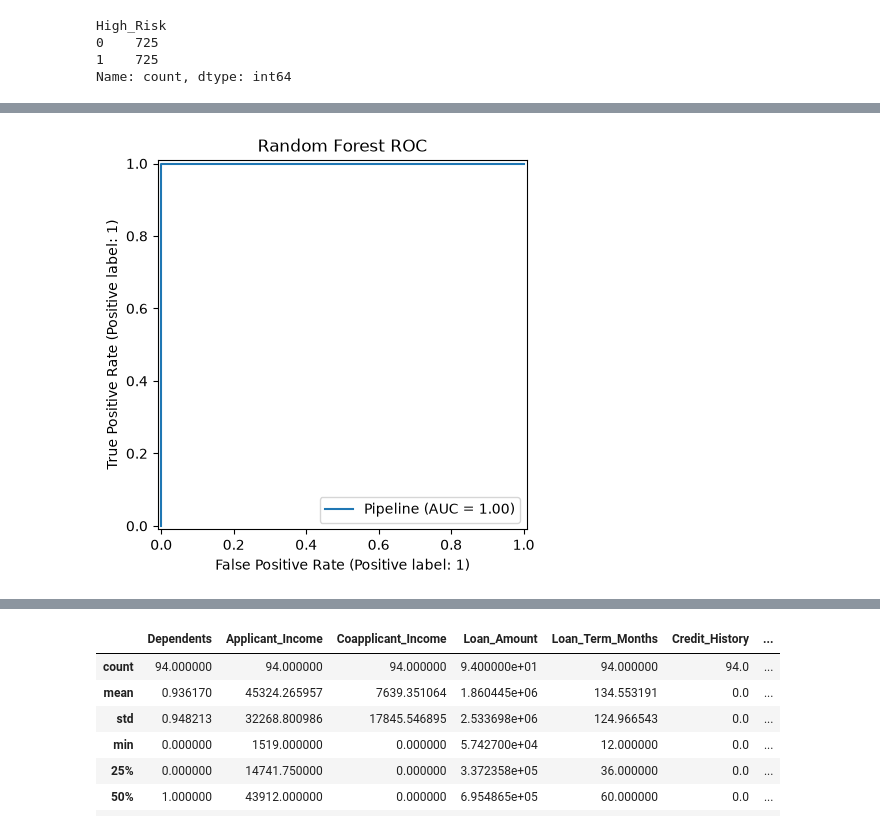
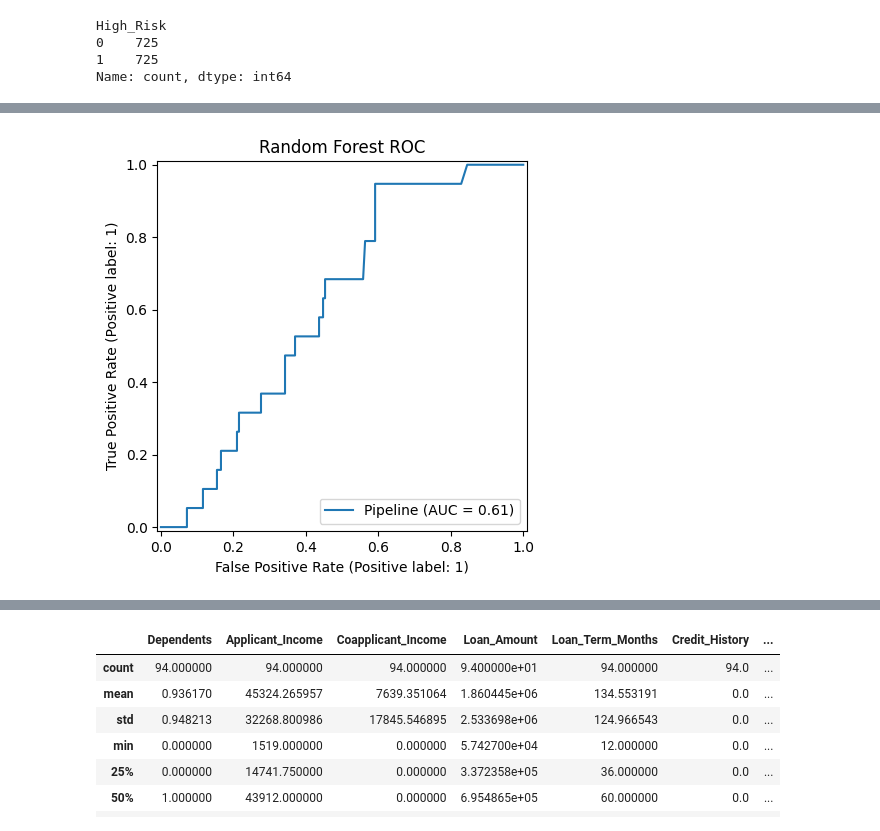
Before and after one commit to Unserved-sleep/hdfc-ml-project, a Jupyter notebook: notebooks/03_default_risk_analysis.ipynb, the cells around one changed output, grey strips where cells are left out. Saved outputs shown, nothing was run; the diff lists cells and outputs as text; code cells hidden in the pictures.

```diff
--- a/notebooks/03_default_risk_analysis.ipynb
+++ b/notebooks/03_default_risk_analysis.ipynb
@@ -90,8 +80,8 @@ preprocessor = create_preprocessor(
     cat_features
 )
 # %%
-X_train, X_test, y_train, y_test = train_test_split(
-    X,
+x_train, x_test, y_train, y_test = train_test_split(
+    x,
     y,
     test_size=0.20,
     random_state=42,
@@ -106,8 +96,8 @@ High_Risk
 Name: count, dtype: int64
 # %%
 smote = SMOTE(random_state=42)
-X_train, y_train = smote.fit_resample(
-    X_train,
+x_train, y_train = smote.fit_resample(
+    x_train,
     y_train
 )
 print(y_train.value_counts())
@@ -123,7 +113,7 @@ lr_pipeline = build_pipeline(
     LogisticRegression(random_state=42)
 )
 # %%
-lr_pipeline.fit(X_train, y_train)
+lr_pipeline.fit(x_train, y_train)
 # %% [output]
 Pipeline(steps=[('preprocessor',
                  ColumnTransformer(transformers=[('num',
@@ -195,9 +185,9 @@ rf_params = {
 grid_rf = perform_grid_search(
     pipeline=rf_pipeline,
     parameters=rf_params,
-    X_train=X_train,
+    x_train=x_train,
     y_train=y_train,
-    scoring="recall"
+    scoring="roc_auc"
 )
 # %%
 grid_rf.best_params_
@@ -308,17 +297,12 @@ comparison
 # %%
 plot_roc_curve(
-
     best_rf,
-
-    X_test,
-
+    x_test,
     y_test,
-
     "Random Forest ROC"
-
 )
 # %% [output]
-[figure, old version]
+[figure, new version]
 # %%
 feature_names = best_rf.named_steps[
     "preprocessor"
```
Also changed, not shown: parts of 22 cells of this notebook, 18 other files.
